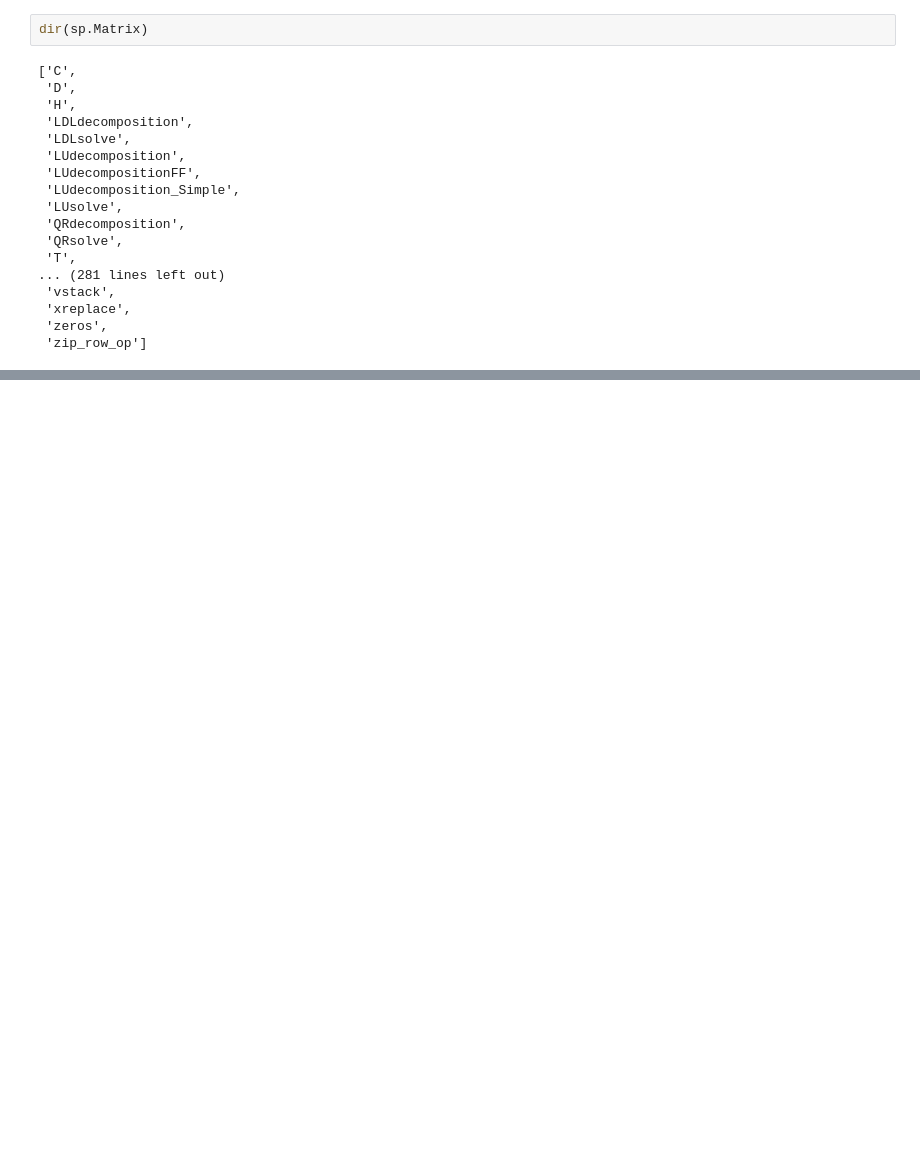
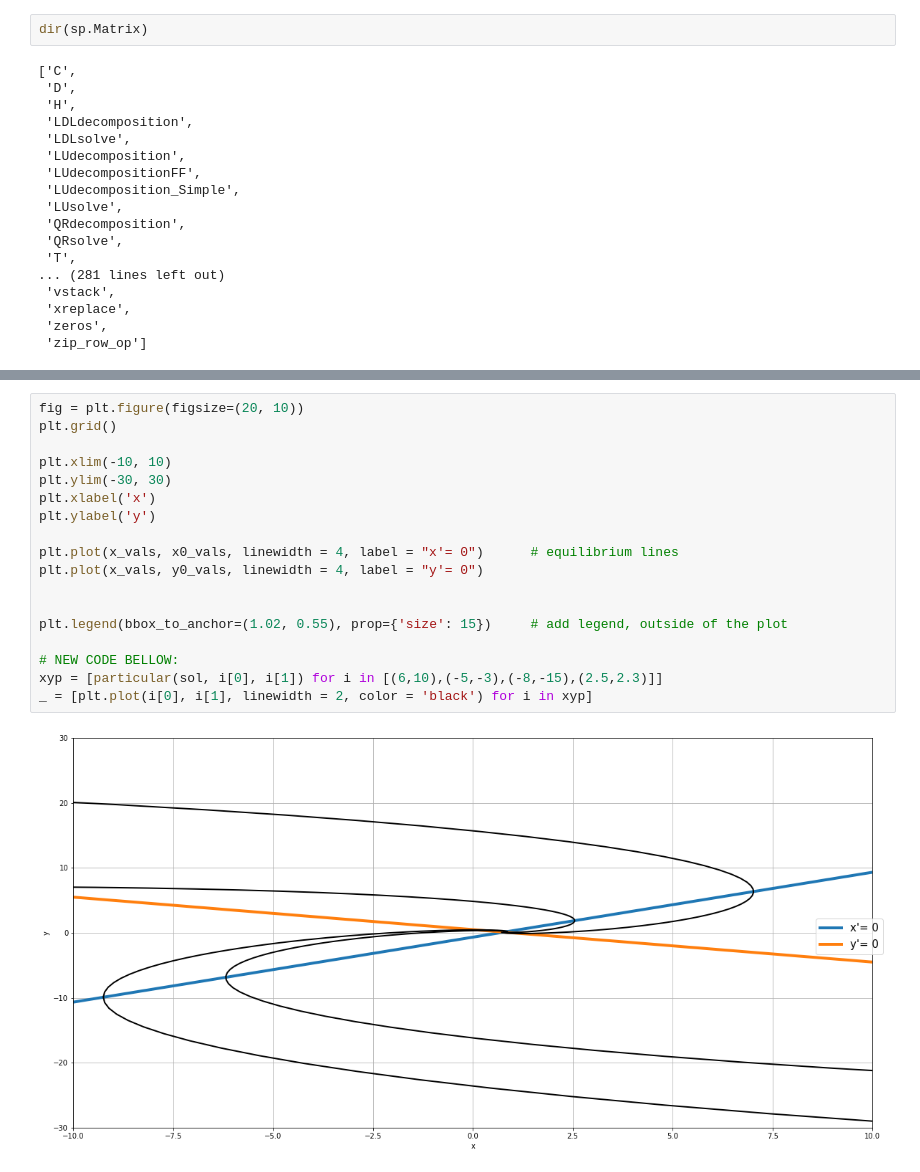
Before and after one commit to magicbeans817/PS2, a Jupyter notebook: PS2.ipynb, the cells around one changed output, grey strips where cells are left out. Saved outputs shown, nothing was run; the diff lists cells and outputs as text; blank space fills up the shorter version.

```diff
--- a/PS2.ipynb
+++ b/PS2.ipynb
@@ -511,0 +573,20 @@ TypeError: can't convert complex to float
+# %%
+fig = plt.figure(figsize=(20, 10))
+plt.grid()
+
+plt.xlim(-10, 10)
+plt.ylim(-30, 30)
+plt.xlabel('x')
+plt.ylabel('y')
+
+plt.plot(x_vals, x0_vals, linewidth = 4, label = "x'= 0")      # equilibrium lines
+plt.plot(x_vals, y0_vals, linewidth = 4, label = "y'= 0")
+
+
+plt.legend(bbox_to_anchor=(1.02, 0.55), prop={'size': 15})     # add legend, outside of the plot
+
+# NEW CODE BELLOW:
+xyp = [particular(sol, i[0], i[1]) for i in [(6,10),(-5,-3),(-8,-15),(2.5,2.3)]]
+_ = [plt.plot(i[0], i[1], linewidth = 2, color = 'black') for i in xyp]
+# %% [output]
+[figure, added]
```
Also changed, not shown: parts of 4 cells of this notebook.
